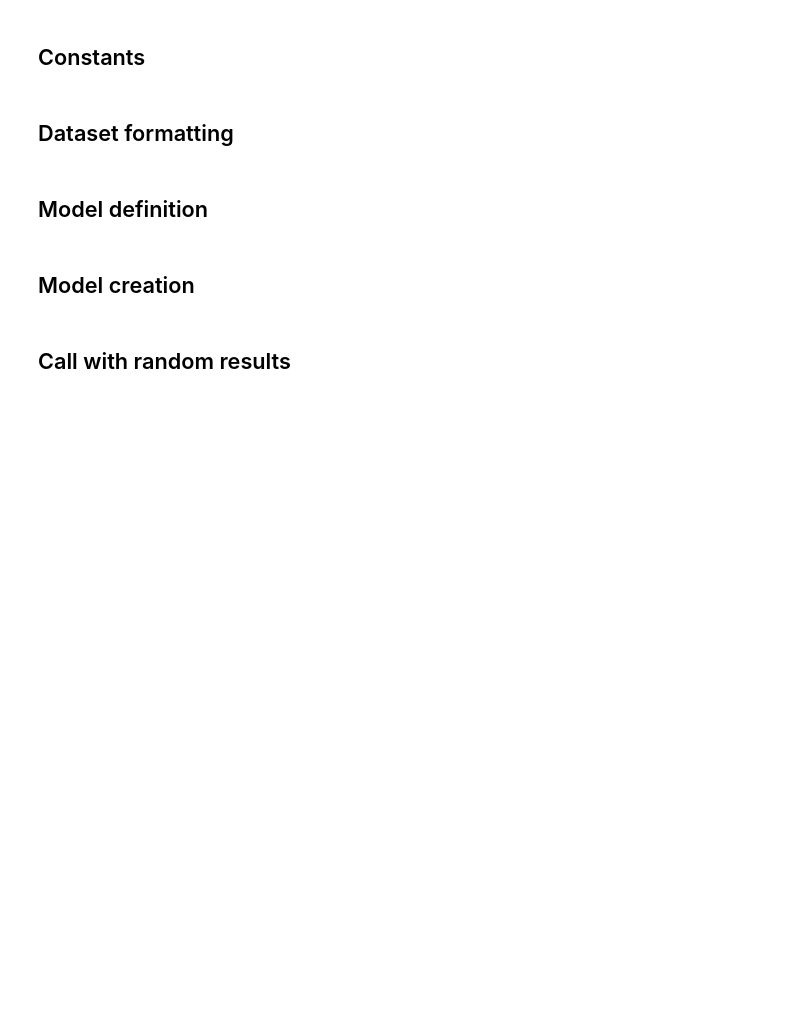
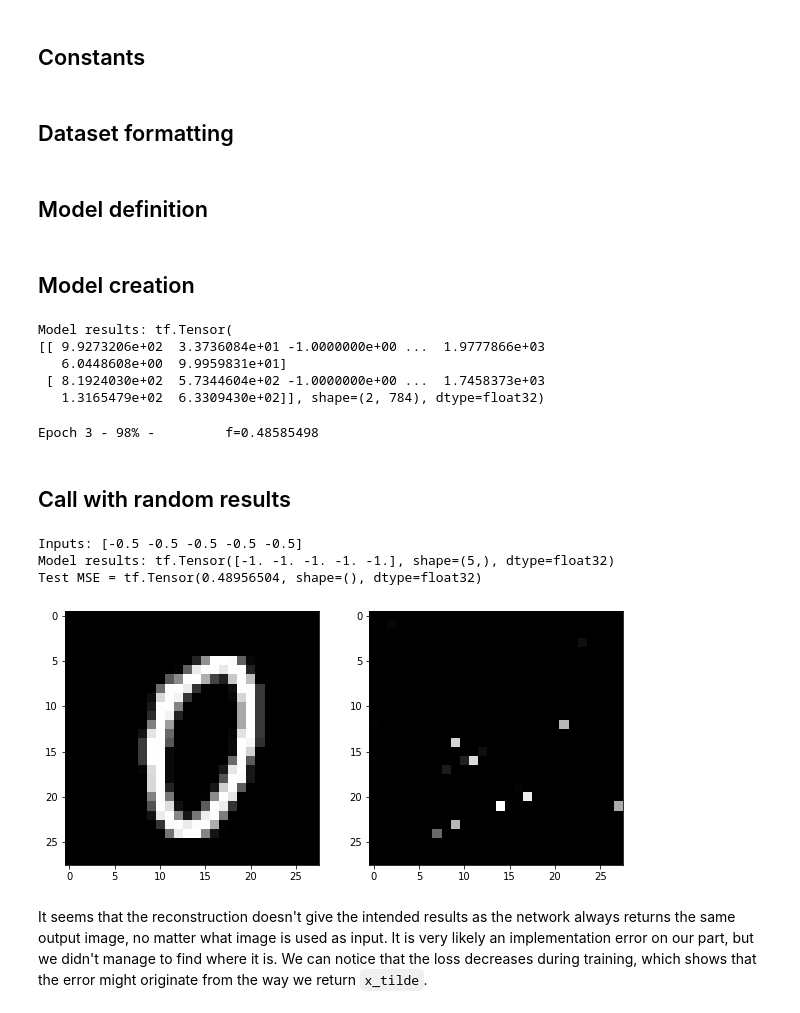
Before and after one commit to SnowHawkeye/sdia-labs, a Jupyter notebook: deep/tp4/DeepTP4_Salem_Salem.ipynb, the cells around one changed output. Saved outputs shown, nothing was run; the diff lists cells and outputs as text; code cells hidden in the pictures; blank space fills up the shorter version.

```diff
--- a/deep/tp4/DeepTP4_Salem_Salem.ipynb
+++ b/deep/tp4/DeepTP4_Salem_Salem.ipynb
@@ -170,7 +182,7 @@ class AE(tf.Module):
             self.b.append(tf.Variable(tf.zeros([unit_nbrs[i+1]]), name='b'+ str(i+1)))
 
         for i in range(self.K-1):
-            self.b.append(tf.Variable(tf.zeros([self.w[-i].shape[1]]), name='b' + str(self.K) + str(i)))
+            self.b.append(tf.Variable(tf.zeros([self.w[-i].shape[1]]), name='b' + str(self.K+1) + str(i)))
 
         self.b.append(tf.Variable(tf.zeros(unit_nbrs[0]), name= 'b' + str(len(self.b)+1)))
 
@@ -182,7 +194,7 @@ class AE(tf.Module):
             z.append(activation(tf.matmul(z[i-1],self.w[i]) + self.b[i]))
 
         for i in range(0, self.K):
-            z.append(activation(tf.matmul(z[i-1],tf.transpose(self.w[self.K-i-1])) + self.b[self.K+i]))
+            z.append(activation(tf.matmul(z[self.K+i-1],tf.transpose(self.w[self.K-i-1])) + self.b[self.K+i]))
 
         return z[-1]
 
@@ -201,28 +213,52 @@ def reg(model,l2_reg):
 my_AE = AE([d_inputs,d_hidden1,d_hidden2], name="the_model")
 print("Model results:", my_AE(x_train[0:2]))
 optimizer = tf.keras.optimizers.Adam(learning_rate=lr_schedule)
+# %% [output]
+Model results: tf.Tensor(
+[[ 9.9273206e+02  3.3736084e+01 -1.0000000e+00 ...  1.9777866e+03
+   6.0448608e+00  9.9959831e+01]
+ [ 8.1924030e+02  5.7344604e+02 -1.0000000e+00 ...  1.7458373e+03
+   1.3165479e+02  6.3309430e+02]], shape=(2, 784), dtype=float32)
 # %%
 n_epochs = 4
+
+import logging
+logging.getLogger('tensorflow').disabled = True # Removes warning messages to reduce visual clutter
+
+steps = 60 # we multiply the batch size by 10 compared to what was initially set because of the computation times
 
 for epoch in range(n_epochs):
     for step in range(steps):
         # Computing the function meanwhile recording a gradient tape
         with tf.GradientTape() as tape:
             train_loss = loss(x_train,my_AE(x_train)) + reg(my_AE, l2_reg)
-
-        grads = tape.gradient(train_loss,my_AE.trainable_variables)
-        optimizer.apply_gradients(zip(grads, my_AE.trainable_variables))
-        print("\rEpoch %d - %d%% - \tf=%s" % (epoch, int(step/steps*100), train_loss.numpy()),end="")
+            grads = tape.gradient(train_loss,my_AE.trainable_variables)
+            optimizer.apply_gradients(zip(grads, my_AE.trainable_variables))
+            print("\rEpoch %d - %d%% - \tf=%s" % (epoch, int(step/steps*100), train_loss.numpy()),end="")
+# %% [output]
+Epoch 3 - 98% -         f=0.48585498
 # %% [markdown]
 ## Call with random results
 # %%
 ind = 1000
 print("Inputs:", x_train[ind:ind+1][0,:5])
 print("Model results:", my_AE(x_train[ind:ind+1])[0,:5])
+x_original = x_train[ind:ind+1]
 x_tilde = my_AE(x_train[ind:ind+1]).numpy()
 
+plt.figure(figsize=(10,7))
+plt.subplot(121)
+plt.imshow(np.reshape(x_original,(28,28)), cmap='gray', interpolation="nearest")
+plt.subplot(122)
 plt.imshow(np.reshape(x_tilde,(28,28)), cmap='gray', interpolation="nearest")
 
 x_tilde_test = my_AE(x_test)
 test_loss = loss(x_test,x_tilde_test)
 print("Test MSE =",test_loss)
+# %% [output]
+Inputs: [-0.5 -0.5 -0.5 -0.5 -0.5]
+Model results: tf.Tensor([-1. -1. -1. -1. -1.], shape=(5,), dtype=float32)
+Test MSE = tf.Tensor(0.48956504, shape=(), dtype=float32)
+[figure, added]
+# %% [markdown]
+It seems that the reconstruction doesn't give the intended results as the network always returns the same output image, no matter what image is used as input. It is very likely an implementation error on our part, but we didn't manage to find where it is. We can notice that the loss decreases during training, which shows that the error might originate from the way we return `x_tilde`.
```
Also changed, not shown: parts of 7 cells of this notebook, 2 other files.
